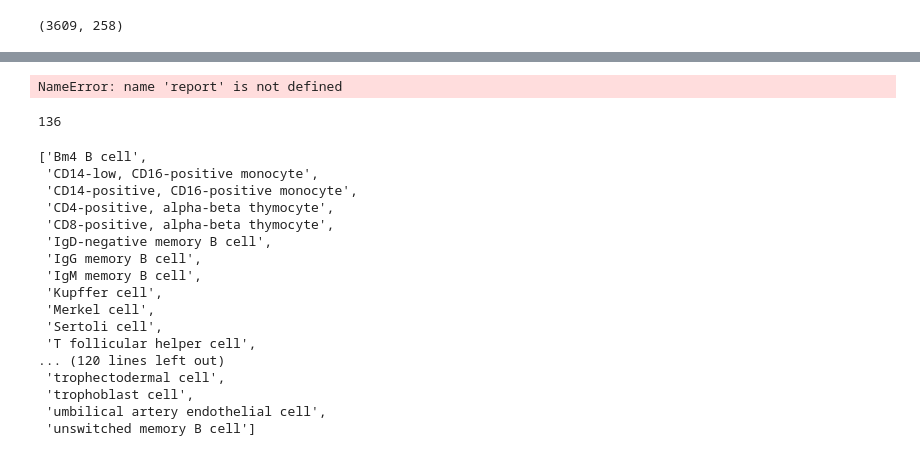
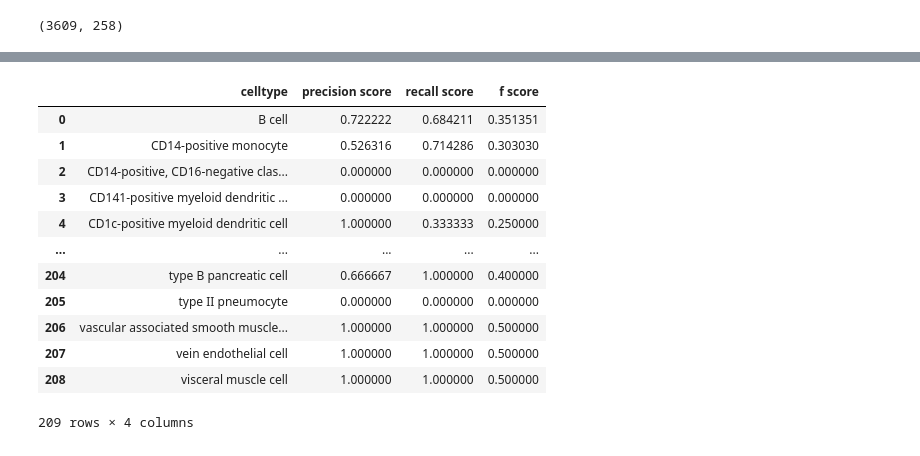
Before and after one commit to Bishop-Laboratory/autoPLIER-analysis, a Jupyter notebook: analysis/EDA_Julian/Logistic Regression celltype classifiers.ipynb, the cells around one changed output, grey strips where cells are left out. Drawn from its saved outputs; the diff is of its cells as text; code cells hidden in the pictures.

```diff
--- a/analysis/EDA_Julian/Logistic Regression celltype classifiers.ipynb
+++ b/analysis/EDA_Julian/Logistic Regression celltype classifiers.ipynb
@@ -36,12 +19,14 @@ SRX3399312           0.049292
 from pathlib import Path
 import json
 
-splitdir = Path('split')
+split_dir = Path('split')
 
-with open(splitdir / 'validation_bulk_experiments.json', 'r') as f:
+
+
+with open(split_dir / 'validation_bulk_experiments.json', 'r') as f:
     validation_egs = json.load(f)
 
-with open(splitdir / 'pre_training_bulk_experiments.json', 'r') as f:
+with open(split_dir / 'pre_training_bulk_experiments.json', 'r') as f:
     train_egs = json.load(f)
 # %%
 train_Y_df = B_df[B_df.index.isin(train_egs)]
@@ -79,8 +62,0 @@ type2samples = {
-# %%
-import statistics
-
-samplesizes = []
-for celltype in type2samples:
-    n = len(type2samples[celltype])
-    samplesizes += [n]
-mean_samplesize = int(statistics.mean(samplesizes))
@@ -183 +173,4 @@ def predict_knn(test_data, cell_type, knnpred):
+# %%
+types_with_data = types_sizes[types_sizes > 50].index.values
+all_types = samples_dummies.columns
 # %%
@@ -343,26 +220,24 @@ precision: 0.7130, recall: 0.6494, f1: 0.3177, f1 micro avg: 0.3399
-# %%
-report
-# %% [output]
-NameError: name 'report' is not defined
-# %%
-print(len(unsuccessful_celltypes))
-unsuccessful_celltypes
-# %% [output]
-136
-['Bm4 B cell',
- 'CD14-low, CD16-positive monocyte',
- 'CD14-positive, CD16-positive monocyte',
- 'CD4-positive, alpha-beta thymocyte',
- 'CD8-positive, alpha-beta thymocyte',
- 'IgD-negative memory B cell',
- 'IgG memory B cell',
- 'IgM memory B cell',
- 'Kupffer cell',
- 'Merkel cell',
- 'Sertoli cell',
- 'T follicular helper cell',
-... (120 lines left out)
- 'trophectodermal cell',
- 'trophoblast cell',
- 'umbilical artery endothelial cell',
- 'unswitched memory B cell']
+# %%
+report = pd.DataFrame(
+    {
+        "celltype": successful_celltypes,
+        "precision score": test_precision,
+        "recall score": test_recall,
+        "f score": fscores
+    })
+
+report
+# %% [output]
+|  | celltype | precision score | recall score | f score |
+| 0 | B cell | 0.722222 | 0.684211 | 0.351351 |
+| 1 | CD14-positive monocyte | 0.526316 | 0.714286 | 0.303030 |
+| 2 | CD14-positive, CD16-negative clas... | 0.000000 | 0.000000 | 0.000000 |
+| 3 | CD141-positive myeloid dendritic ... | 0.000000 | 0.000000 | 0.000000 |
+| 4 | CD1c-positive myeloid dendritic cell | 1.000000 | 0.333333 | 0.250000 |
+| ... | ... | ... | ... | ... |
+| 204 | type B pancreatic cell | 0.666667 | 1.000000 | 0.400000 |
+| 205 | type II pneumocyte | 0.000000 | 0.000000 | 0.000000 |
+| 206 | vascular associated smooth muscle... | 1.000000 | 1.000000 | 0.500000 |
+| 207 | vein endothelial cell | 1.000000 | 1.000000 | 0.500000 |
+| 208 | visceral muscle cell | 1.000000 | 1.000000 | 0.500000 |
+209 rows × 4 columns
```
Also changed, not shown: parts of 38 cells of this notebook.
